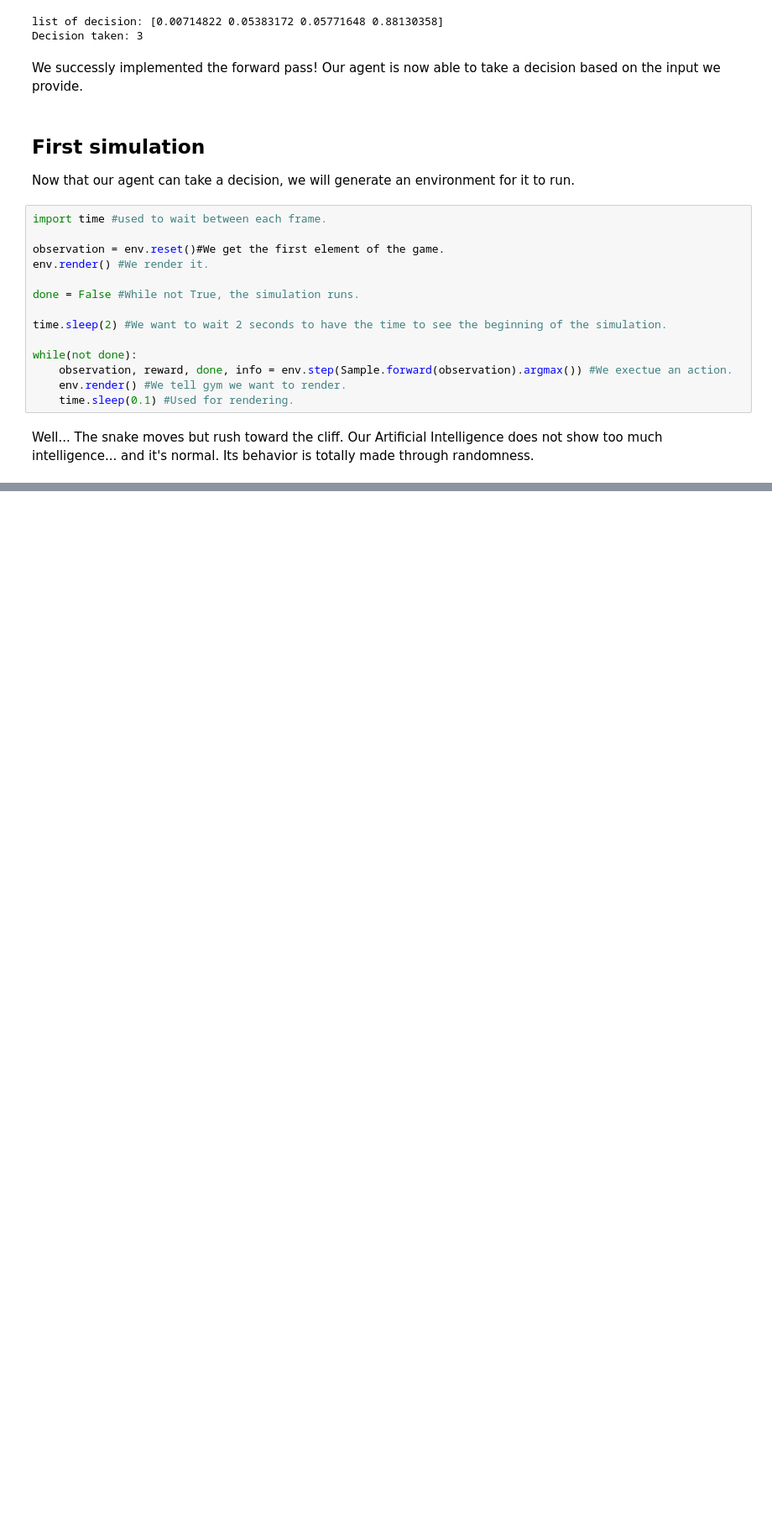
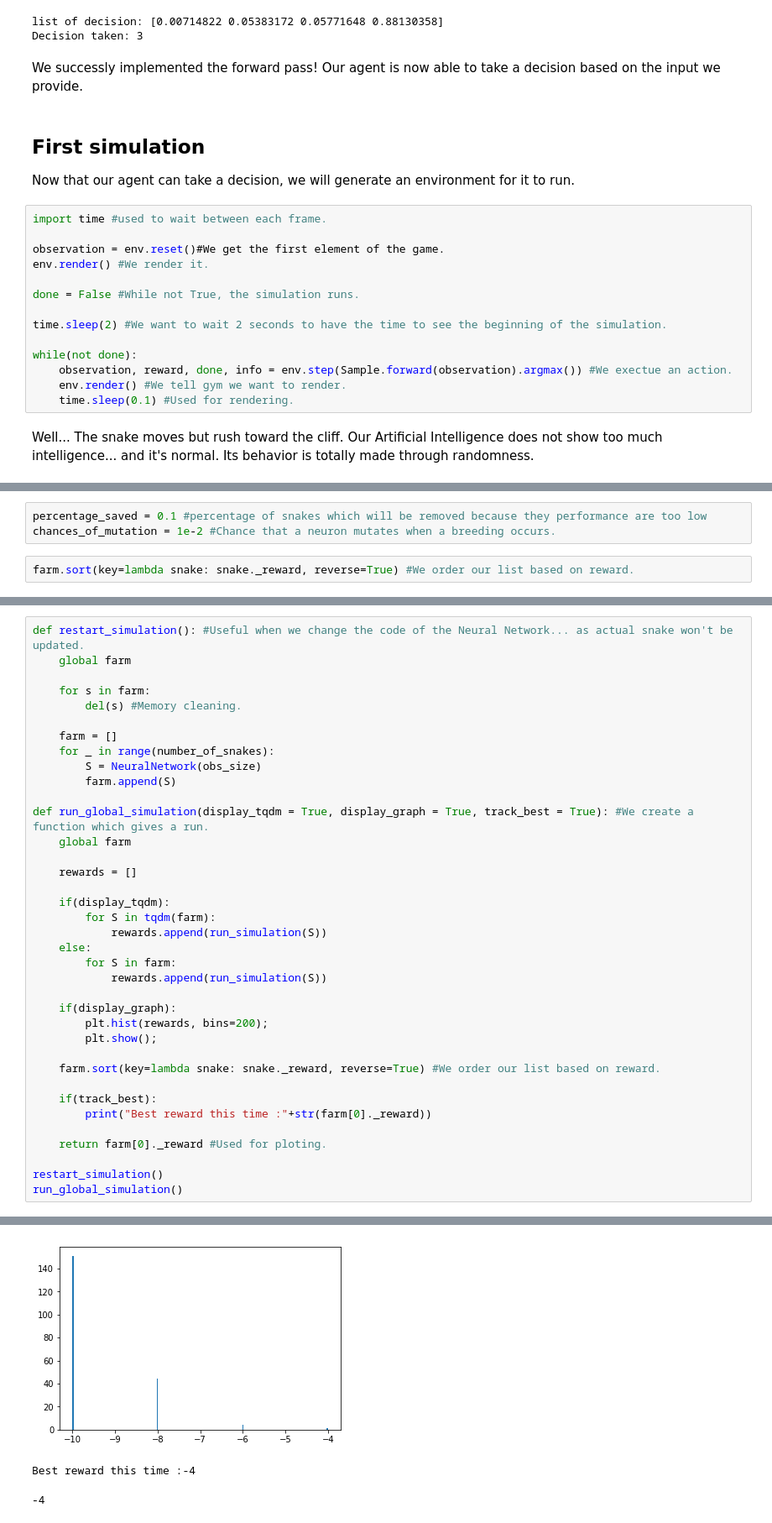
Before and after one commit to alexandrelefourner/neural_networks_tutorial, a Jupyter notebook: 2. Your first genetic algorithm solution.ipynb, the cells around one changed output, grey strips where cells are left out. Shown: that part at 84% size. Cells and saved outputs as stored; diff of their text form; blank space fills up the shorter version.

```diff
--- a/2. Your first genetic algorithm solution.ipynb
+++ b/2. Your first genetic algorithm solution.ipynb
@@ -471,0 +559,5 @@ Well... The snake moves but rush toward the cliff. Our Artificial Intelligence d
+# %%
+percentage_saved = 0.1 #percentage of snakes which will be removed because they performance are too low
+chances_of_mutation = 1e-2 #Chance that a neuron mutates when a breeding occurs.
+# %%
+farm.sort(key=lambda snake: snake._reward, reverse=True) #We order our list based on reward.
@@ -471,0 +632,38 @@ Well... The snake moves but rush toward the cliff. Our Artificial Intelligence d
+# %%
+def restart_simulation(): #Useful when we change the code of the Neural Network... as actual snake won't be updated.
+    global farm
+
+    for s in farm:
+        del(s) #Memory cleaning.
+
+    farm = []
+    for _ in range(number_of_snakes):
+        S = NeuralNetwork(obs_size)
+        farm.append(S)
+
+def run_global_simulation(display_tqdm = True, display_graph = True, track_best = True): #We create a function which gives a run.
+    global farm
+
+    rewards = []
+
+    if(display_tqdm):
+        for S in tqdm(farm):
+            rewards.append(run_simulation(S))
+    else:
+        for S in farm:
+            rewards.append(run_simulation(S))
+
+    if(display_graph):
+        plt.hist(rewards, bins=200);
+        plt.show();
+
+    farm.sort(key=lambda snake: snake._reward, reverse=True) #We order our list based on reward.
+
+    if(track_best):
+        print("Best reward this time :"+str(farm[0]._reward))
+
+    return farm[0]._reward #Used for ploting.
+
+restart_simulation()
+run_global_simulation()
+# %% [output]
@@ -471,0 +671,3 @@ Well... The snake moves but rush toward the cliff. Our Artificial Intelligence d
+[figure, added]
+Best reward this time :-4
+-4
```
Also changed, not shown: parts of 21 cells of this notebook.
